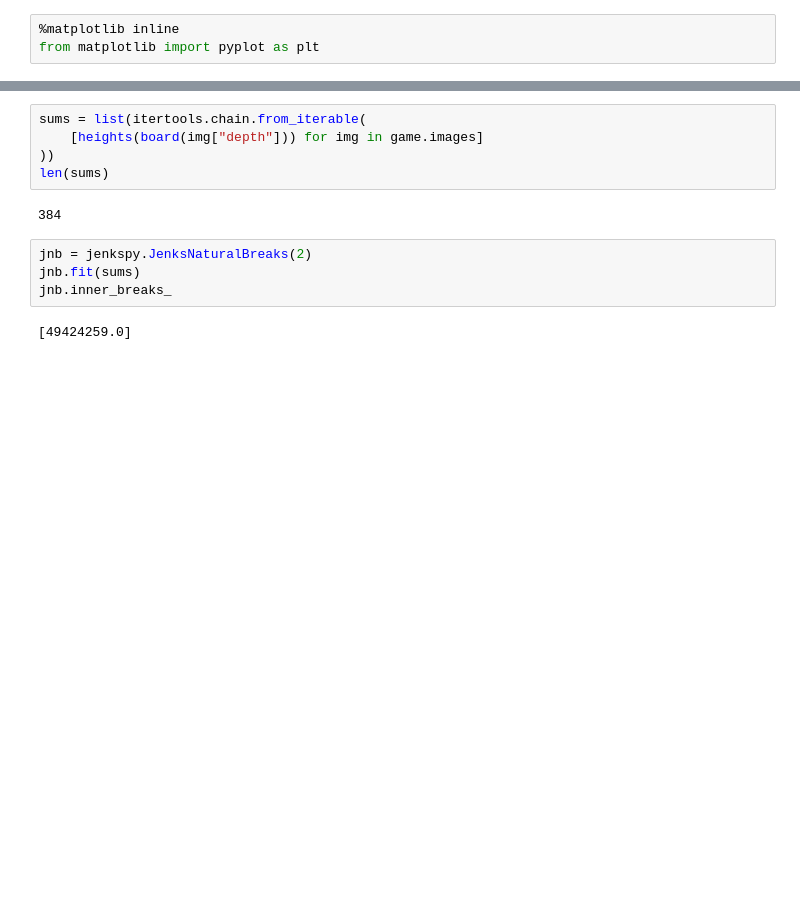
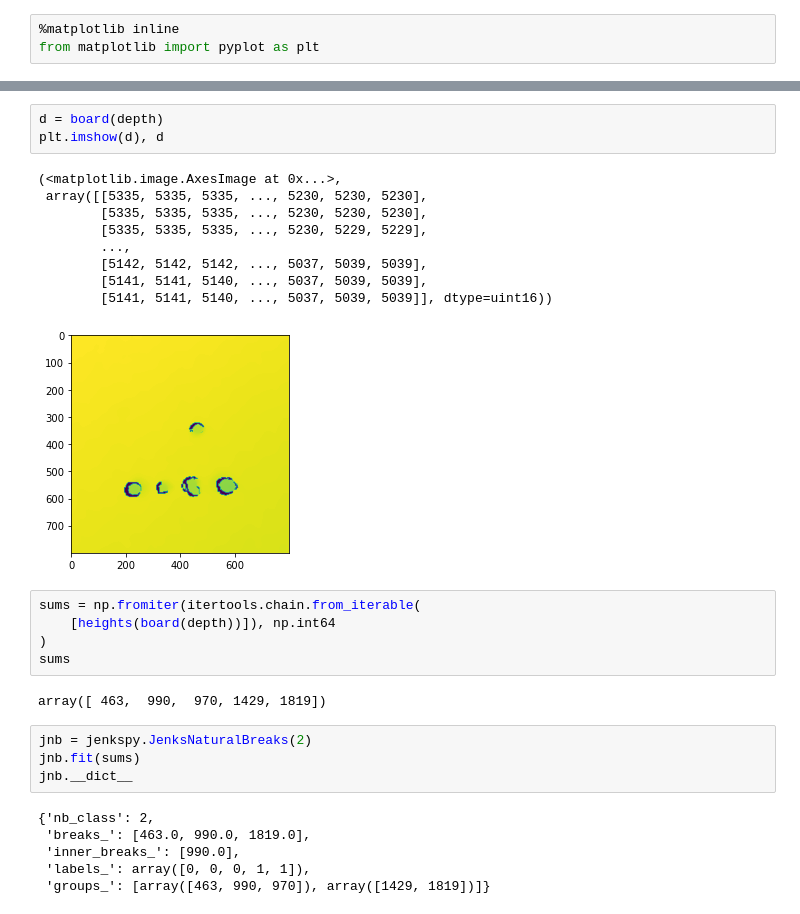
Before and after one commit to mulac/chess-vision, a Jupyter notebook: depth.ipynb, the cells around one changed output, grey strips where cells are left out. Saved outputs shown, nothing was run; the diff lists cells and outputs as text; blank space fills up the shorter version.

```diff
--- a/depth.ipynb
+++ b/depth.ipynb
@@ -60,13 +78,30 @@ for i, square in enumerate(get_squares(board(depth))):
+# %%
+d = board(depth)
+plt.imshow(d), d
+# %% [output]
+(<matplotlib.image.AxesImage at 0x...>,
+ array([[5335, 5335, 5335, ..., 5230, 5230, 5230],
+        [5335, 5335, 5335, ..., 5230, 5230, 5230],
+        [5335, 5335, 5335, ..., 5230, 5229, 5229],
+        ...,
+        [5142, 5142, 5142, ..., 5037, 5039, 5039],
+        [5141, 5141, 5140, ..., 5037, 5039, 5039],
+        [5141, 5141, 5140, ..., 5037, 5039, 5039]], dtype=uint16))
+[figure, added]
 # %%
-sums = list(itertools.chain.from_iterable(
-    [heights(board(img["depth"])) for img in game.images]
-))
-len(sums)
+sums = np.fromiter(itertools.chain.from_iterable(
+    [heights(board(depth))]), np.int64
+)
+sums
 # %% [output]
-384
+array([ 463,  990,  970, 1429, 1819])
 # %%
 jnb = jenkspy.JenksNaturalBreaks(2)
 jnb.fit(sums)
-jnb.inner_breaks_
+jnb.__dict__
 # %% [output]
-[49424259.0]
+{'nb_class': 2,
+ 'breaks_': [463.0, 990.0, 1819.0],
+ 'inner_breaks_': [990.0],
+ 'labels_': array([0, 0, 0, 1, 1]),
+ 'groups_': [array([463, 990, 970]), array([1429, 1819])]}
```
Also changed, not shown: parts of 24 cells of this notebook, 2 other files.
